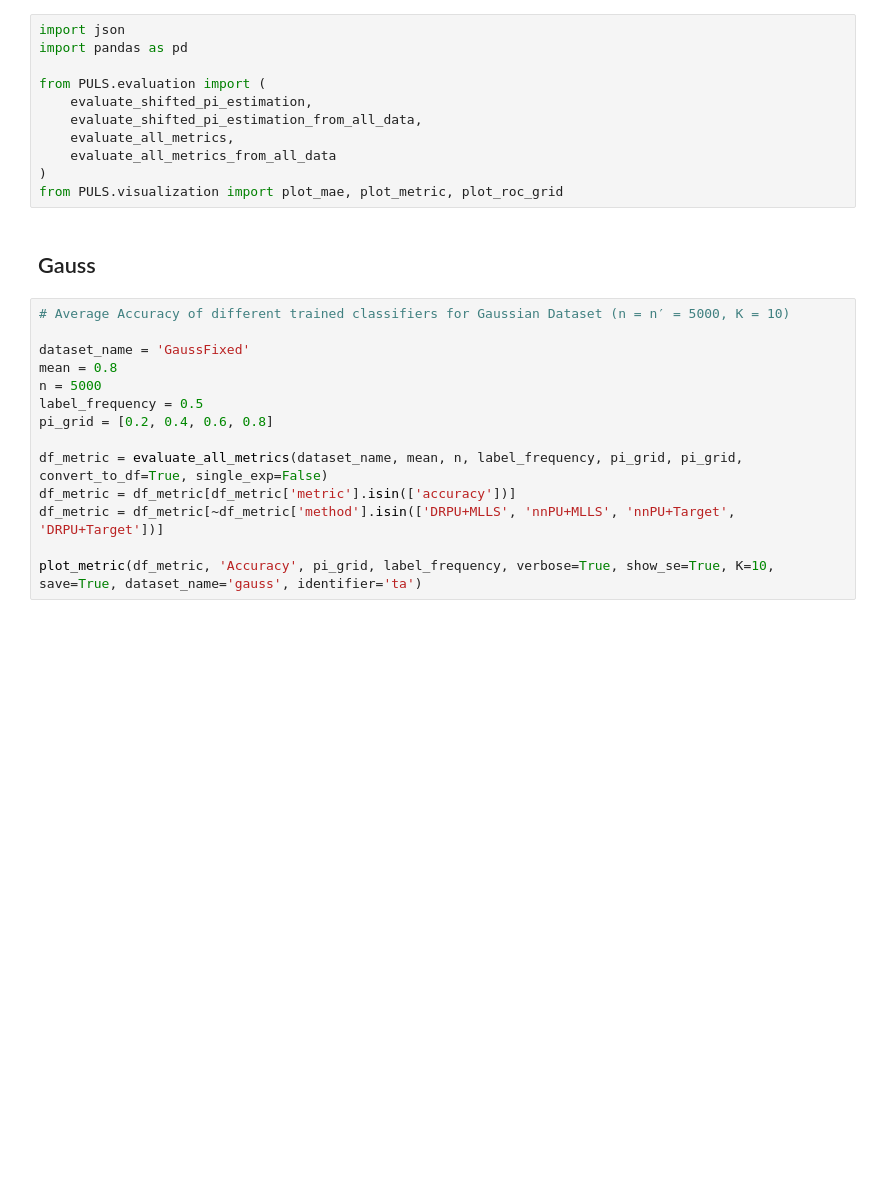
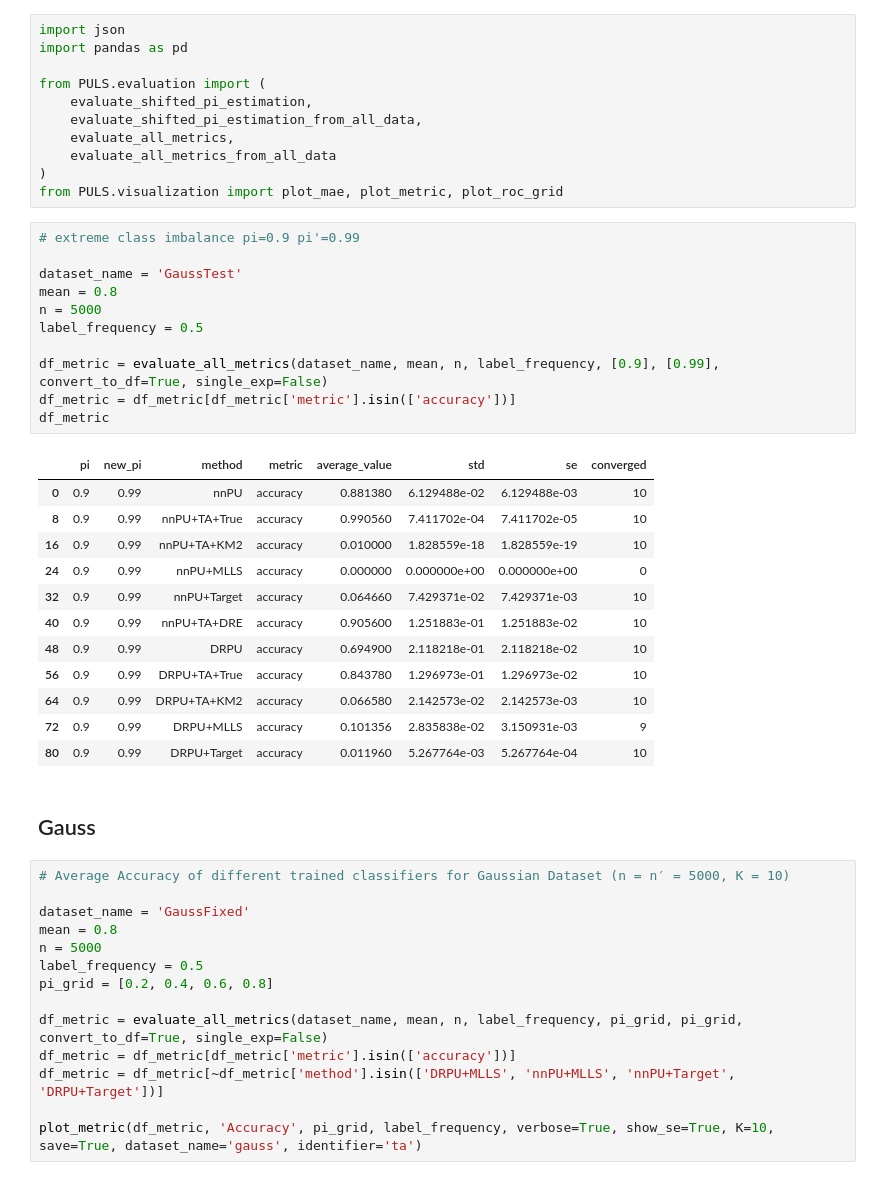
Before and after one commit to izabelatelejko/2026-PULS-Master, a Jupyter notebook: evaluation.ipynb, the cells around one changed output. Saved outputs shown, nothing was run; the diff lists cells and outputs as text; blank space fills up the shorter version.

Commit message:
add extreme imbalaned data example

```diff
--- a/evaluation.ipynb
+++ b/evaluation.ipynb
@@ -9,6 +9,30 @@ from PULS.evaluation import (
     evaluate_all_metrics_from_all_data
 )
 from PULS.visualization import plot_mae, plot_metric, plot_roc_grid
+# %%
+# extreme class imbalance pi=0.9 pi'=0.99
+
+dataset_name = 'GaussTest'
+mean = 0.8
+n = 5000
+label_frequency = 0.5
+
+df_metric = evaluate_all_metrics(dataset_name, mean, n, label_frequency, [0.9], [0.99], convert_to_df=True, single_exp=False)
+df_metric = df_metric[df_metric['metric'].isin(['accuracy'])]
+df_metric
+# %% [output]
+|  | pi | new_pi | method | metric | average_value | std | se | converged |
+| 0 | 0.9 | 0.99 | nnPU | accuracy | 0.881380 | 6.129488e-02 | 6.129488e-03 | 10 |
+| 8 | 0.9 | 0.99 | nnPU+TA+True | accuracy | 0.990560 | 7.411702e-04 | 7.411702e-05 | 10 |
+| 16 | 0.9 | 0.99 | nnPU+TA+KM2 | accuracy | 0.010000 | 1.828559e-18 | 1.828559e-19 | 10 |
+| 24 | 0.9 | 0.99 | nnPU+MLLS | accuracy | 0.000000 | 0.000000e+00 | 0.000000e+00 | 0 |
+| 32 | 0.9 | 0.99 | nnPU+Target | accuracy | 0.064660 | 7.429371e-02 | 7.429371e-03 | 10 |
+| 40 | 0.9 | 0.99 | nnPU+TA+DRE | accuracy | 0.905600 | 1.251883e-01 | 1.251883e-02 | 10 |
+| 48 | 0.9 | 0.99 | DRPU | accuracy | 0.694900 | 2.118218e-01 | 2.118218e-02 | 10 |
+| 56 | 0.9 | 0.99 | DRPU+TA+True | accuracy | 0.843780 | 1.296973e-01 | 1.296973e-02 | 10 |
+| 64 | 0.9 | 0.99 | DRPU+TA+KM2 | accuracy | 0.066580 | 2.142573e-02 | 2.142573e-03 | 10 |
+| 72 | 0.9 | 0.99 | DRPU+MLLS | accuracy | 0.101356 | 2.835838e-02 | 3.150931e-03 | 9 |
+| 80 | 0.9 | 0.99 | DRPU+Target | accuracy | 0.011960 | 5.267764e-03 | 5.267764e-04 | 10 |
 # %% [markdown]
 ## Gauss
 # %%
```
Also changed, not shown: 2 other files.
